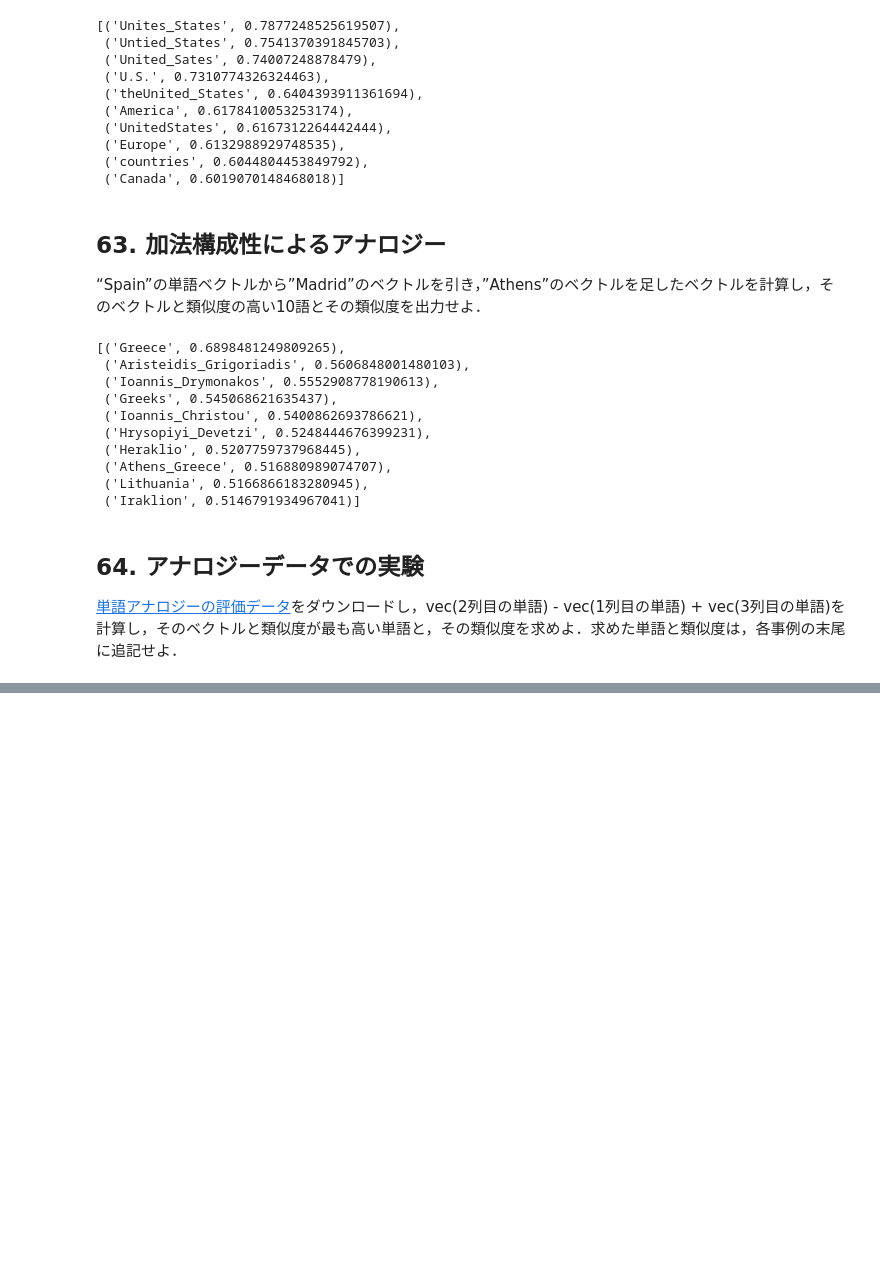
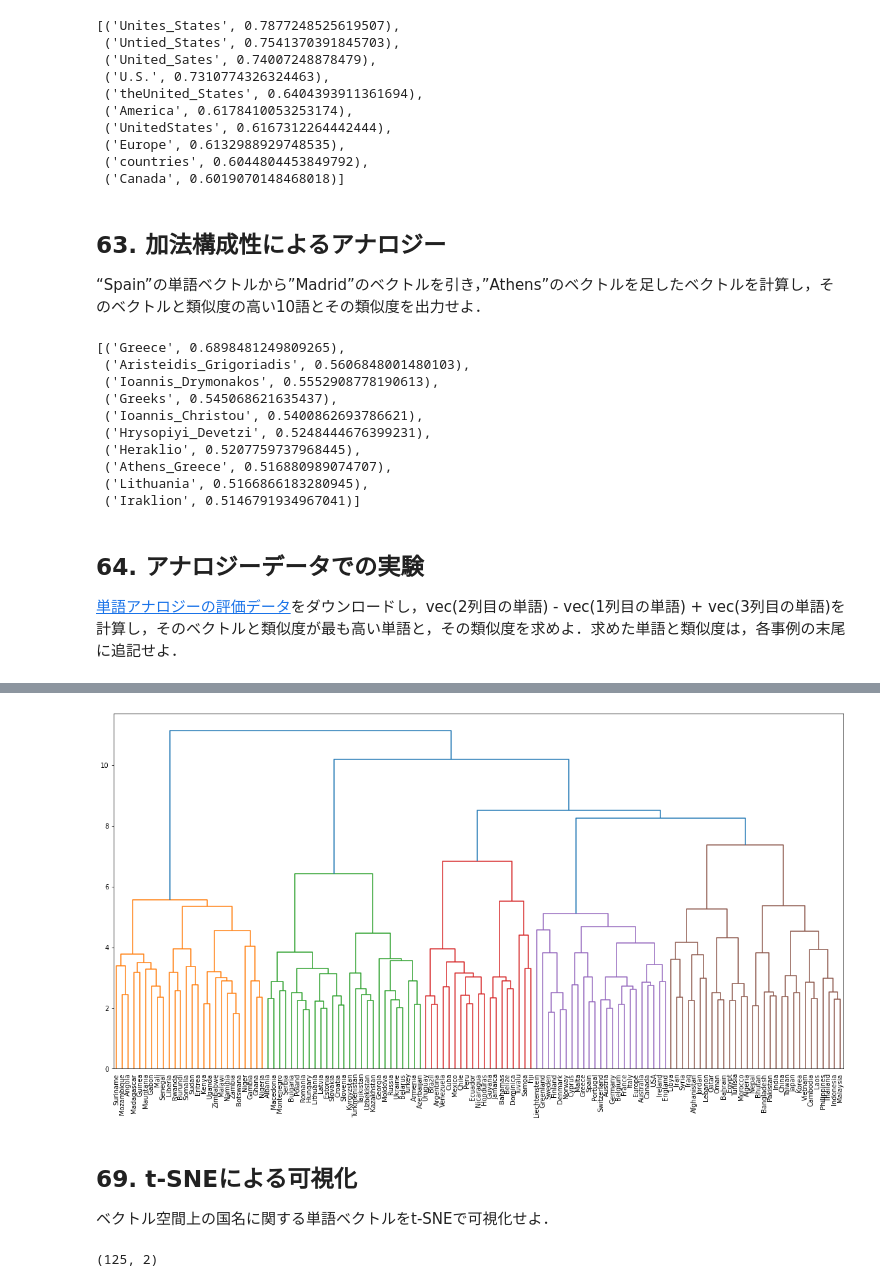
Before and after one commit to shinchu/nlp100, a Jupyter notebook: notebooks/nlp100_7.ipynb, the cells around one changed output, grey strips where cells are left out. Cells and saved outputs as stored; diff of their text form; code cells hidden in the pictures; blank space fills up the shorter version.

```diff
--- a/notebooks/nlp100_7.ipynb
+++ b/notebooks/nlp100_7.ipynb
@@ -136,0 +241,6 @@ df.to_csv('../data/questions-words-infered.txt', sep=' ', header=None, index=Non
+# %%
+countries.extend(list(df.loc[5030:5866, :]['one']))
+# %%
+countries = list(set(countries))
+# %%
+country_vecs = [model[country] for country in countries]
@@ -136,0 +249,3 @@ df.to_csv('../data/questions-words-infered.txt', sep=' ', header=None, index=Non
+# %%
+kmeans = KMeans(n_clusters=5)
+kmeans.fit(country_vecs)
@@ -136,0 +277,12 @@ df.to_csv('../data/questions-words-infered.txt', sep=' ', header=None, index=Non
+# %%
+plt.figure(figsize=(20, 10))
+Z = linkage(country_vecs, method='ward')
+dendrogram(Z, labels=countries)
+plt.xticks(fontsize=10)
+plt.show()
+# %% [output]
+[figure, added]
+# %% [markdown]
+## 69. t-SNEによる可視化
+
+ベクトル空間上の国名に関する単語ベクトルをt-SNEで可視化せよ．
@@ -136,0 +293,4 @@ df.to_csv('../data/questions-words-infered.txt', sep=' ', header=None, index=Non
+# %%
+X.shape
+# %% [output]
+(125, 2)
```
Also changed, not shown: parts of 33 cells of this notebook.
